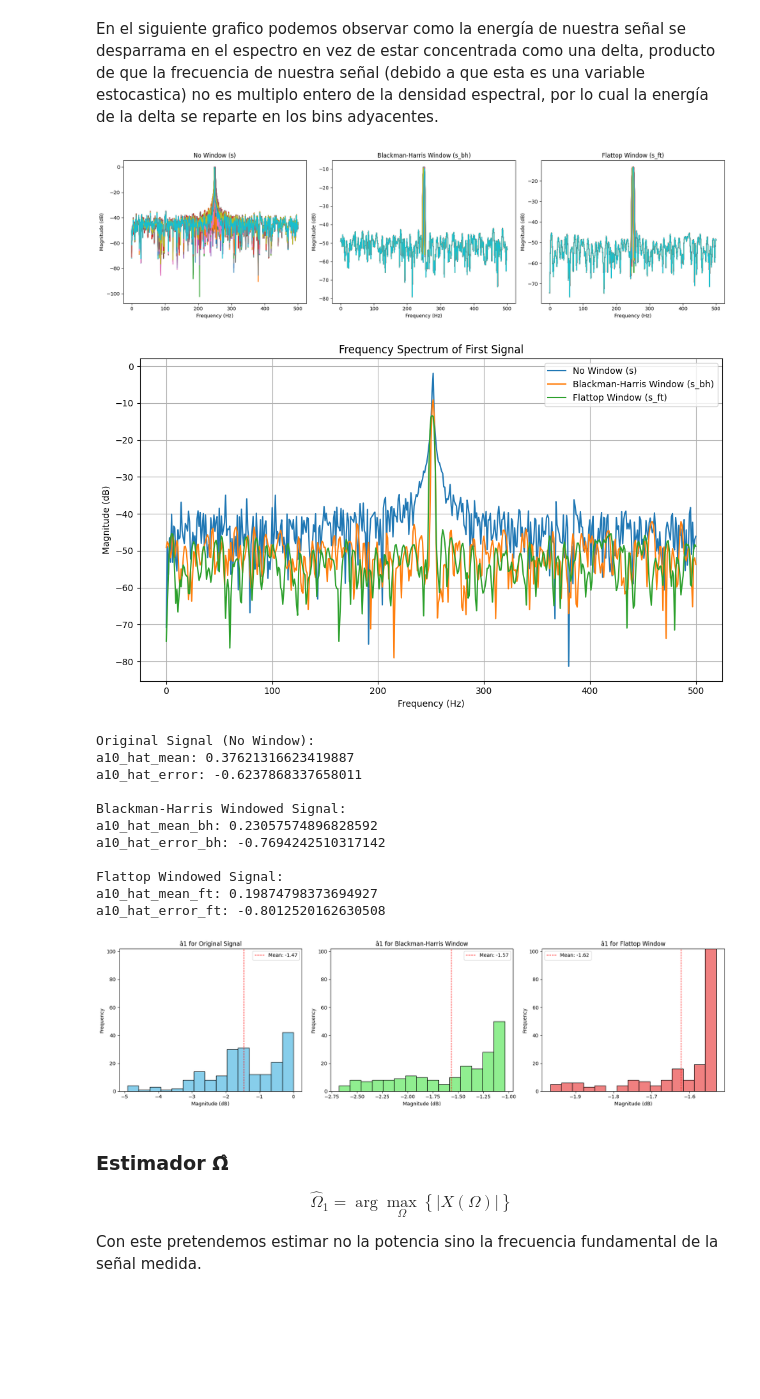
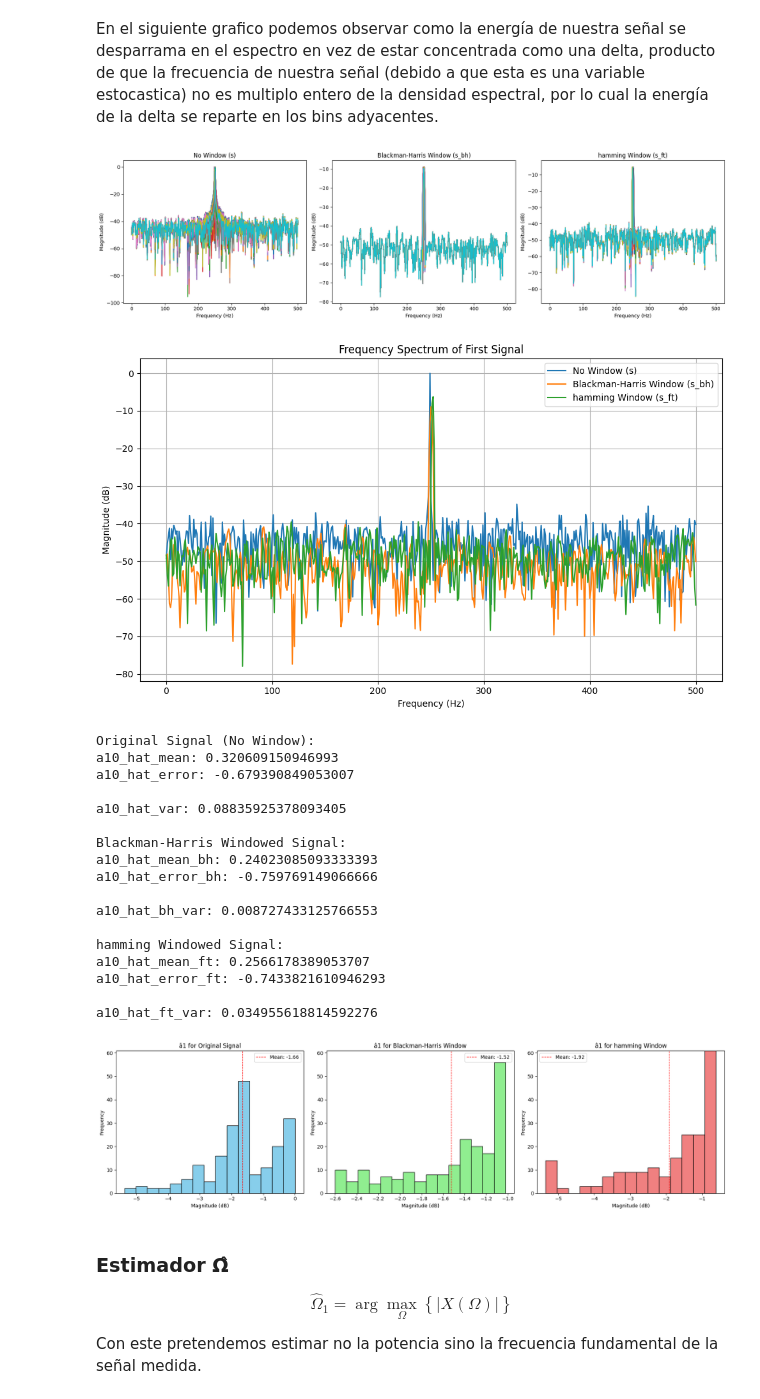
Before and after one commit to joacocibeira/PDS, a Jupyter notebook: tp_06/tp_06.ipynb, the cells around one changed output. Saved outputs shown, nothing was run; the diff lists cells and outputs as text; code cells hidden in the pictures; blank space fills up the shorter version.

```diff
--- a/tp_06/tp_06.ipynb
+++ b/tp_06/tp_06.ipynb
@@ -38,7 +38,7 @@ def señal_experimental(A, omega_zero, N, fs, snr, R, window=None):
 # %%
 s, pn = señal_experimental(A=A, omega_zero=N/4, N=N, fs=fs, snr=10, R=R, window=None)
 s_bh, pn_bh = señal_experimental(A=A, omega_zero=N/4, N=N, fs=fs, snr=10, R=R, window='blackmanharris')
-s_ft, pn_ft = señal_experimental(A=A, omega_zero=N/4, N=N, fs=fs, snr=10, R=R, window='flattop')
+s_ft, pn_ft = señal_experimental(A=A, omega_zero=N/4, N=N, fs=fs, snr=10, R=R, window='hamming')
 # %% [markdown]
 En el siguiente grafico podemos observar como la energía de nuestra señal se desparrama en el espectro en vez de estar concentrada como una delta, producto de que la frecuencia de nuestra señal (debido a que esta es una variable estocastica) no es multiplo entero de la densidad espectral, por lo cual la energía de la delta se reparte en los bins adyacentes.
 # %%
@@ -82,14 +82,14 @@ axs[2].plot(
     ff[ff <= fs / 2],
     magnitude_s_ft[ff <= fs / 2],
 )
-axs[2].set_title('Flattop Window (s_ft)')
+axs[2].set_title('hamming Window (s_ft)')
 axs[2].set_xlabel('Frequency (Hz)')
 axs[2].set_ylabel('Magnitude (dB)')
 
 plt.tight_layout()
 plt.show()
 # %% [output]
-[figure, old version]
+[figure, new version]
 # %%
 
 ff = np.linspace(0, (N - 1) * df, N)
@@ -104,35 +104,35 @@ magnitude_s_bh = 20 * np.log10(np.abs(ft_s_bh))
 magnitude_s_ft = 20 * np.log10(np.abs(ft_s_ft))
 
 plt.figure(figsize=(10, 6))
 
 plt.plot(
     ff[ff <= fs / 2],
     magnitude_s[ff <= fs / 2],
     label='No Window (s)'
 )
 
 plt.plot(
     ff[ff <= fs / 2],
     magnitude_s_bh[ff <= fs / 2],
     label='Blackman-Harris Window (s_bh)'
 )
 
 plt.plot(
     ff[ff <= fs / 2],
     magnitude_s_ft[ff <= fs / 2],
-    label='Flattop Window (s_ft)'
+    label='hamming Window (s_ft)'
 )
 
 # Set plot details
 plt.title('Frequency Spectrum of First Signal')
 plt.xlabel('Frequency (Hz)')
 plt.ylabel('Magnitude (dB)')
 plt.legend()
 plt.grid(True)
 plt.tight_layout()
 plt.show()
 # %% [output]
-[figure, old version]
+[figure, new version]
 # %%
 def a_10_hat_estimator_with_error(signal, A, N):
     ft = (1 / N) * np.fft.fft(signal, axis=0)
@@ -146,32 +146,45 @@ a10_hat, a10_hat_mean, a10_hat_error = a_10_hat_estimator_with_error(s, A, N)
 a10_hat_bh, a10_hat_mean_bh, a10_hat_error_bh = a_10_hat_estimator_with_error(s_bh, A, N)
 a10_hat_ft, a10_hat_mean_ft, a10_hat_error_ft = a_10_hat_estimator_with_error(s_ft, A, N)
 
+a10_hat_var = a10_hat.var()
+a10_hat_bh_var = a10_hat_bh.var()
+a10_hat_ft_var = a10_hat_ft.var()
+
 # Results for original signal (no window)
 print("Original Signal (No Window):")
 print(f"a10_hat_mean: {a10_hat_mean}")
 print(f"a10_hat_error: {a10_hat_error}\n")
+print(f"a10_hat_var: {a10_hat_var}\n")
 
 # Results for Blackman-Harris windowed signal
 print("Blackman-Harris Windowed Signal:")
 print(f"a10_hat_mean_bh: {a10_hat_mean_bh}")
 print(f"a10_hat_error_bh: {a10_hat_error_bh}\n")
+print(f"a10_hat_bh_var: {a10_hat_bh_var}\n")
 
 # Results for Flattop windowed signal
-print("Flattop Windowed Signal:")
+print("hamming Windowed Signal:")
 print(f"a10_hat_mean_ft: {a10_hat_mean_ft}")
 print(f"a10_hat_error_ft: {a10_hat_error_ft}\n")
+print(f"a10_hat_ft_var: {a10_hat_ft_var}\n")
 # %% [output]
 Original Signal (No Window):
-a10_hat_mean: 0.37621316623419887
-a10_hat_error: -0.6237868337658011
+a10_hat_mean: 0.320609150946993
+a10_hat_error: -0.679390849053007
+
+a10_hat_var: 0.08835925378093405
 
 Blackman-Harris Windowed Signal:
-a10_hat_mean_bh: 0.23057574896828592
-a10_hat_error_bh: -0.7694242510317142
+a10_hat_mean_bh: 0.24023085093333393
+a10_hat_error_bh: -0.759769149066666
 
-Flattop Windowed Signal:
-a10_hat_mean_ft: 0.19874798373694927
-a10_hat_error_ft: -0.8012520162630508
+a10_hat_bh_var: 0.008727433125766553
+
+hamming Windowed Signal:
+a10_hat_mean_ft: 0.2566178389053707
+a10_hat_error_ft: -0.7433821610946293
+
+a10_hat_ft_var: 0.034955618814592276
 # %%
 
 # Magnitudes for original, Blackman-Harris, and Flattop signals
@@ -206,7 +219,7 @@ axs[1].legend()
 # Plot for Flattop windowed signal
 n_ft, bins_ft, patches_ft = axs[2].hist(magnitude_ft, bins=15, color='lightcoral', edgecolor='black')
 axs[2].axvline(mean_ft, color='red', linestyle='dashed', linewidth=1, label=f'Mean: {mean_ft:.2f}')
-axs[2].set_title('â1 for Flattop Window')
+axs[2].set_title('â1 for hamming Window')
 axs[2].set_xlabel('Magnitude (dB)')
 axs[2].set_ylabel('Frequency')
 axs[2].legend()
@@ -221,7 +234,7 @@ for ax in axs:
 plt.tight_layout()
 plt.show()
 # %% [output]
-[figure, old version]
+[figure, new version]
 # %% [markdown]
 ### Estimador Ω̂
 
```
Also changed, not shown: parts of 5 cells of this notebook, 1 other file.
